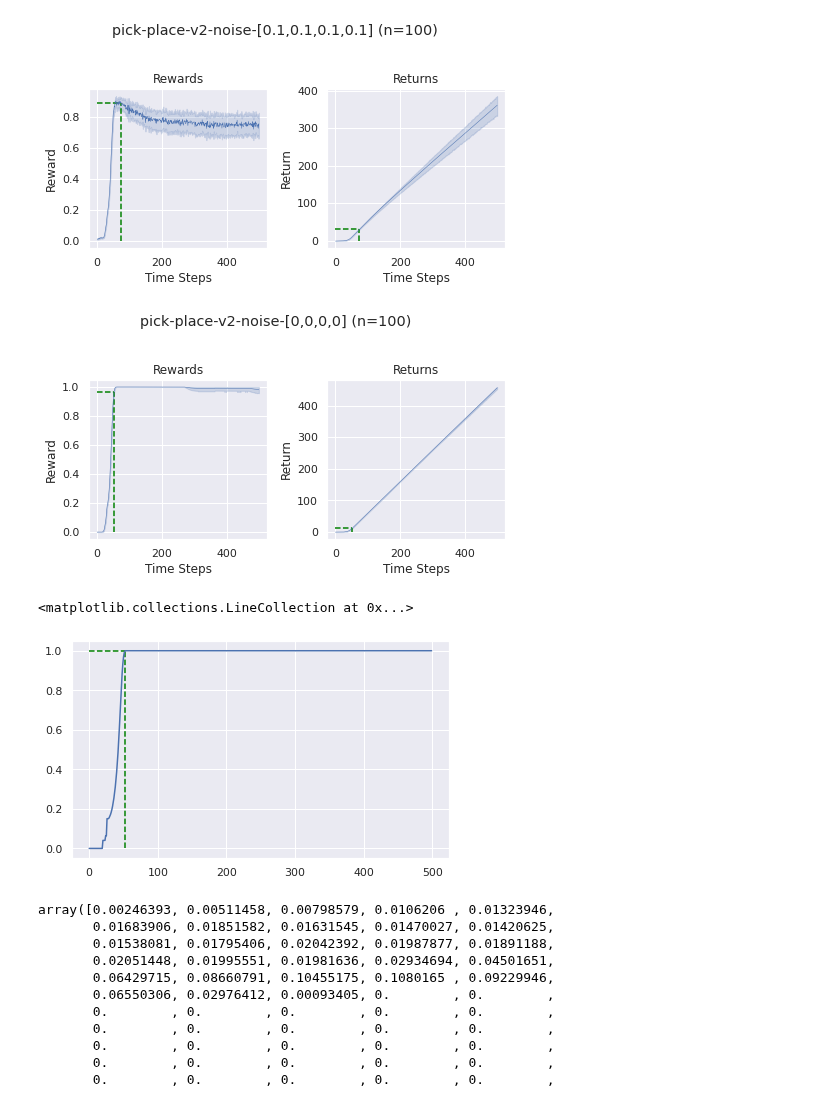
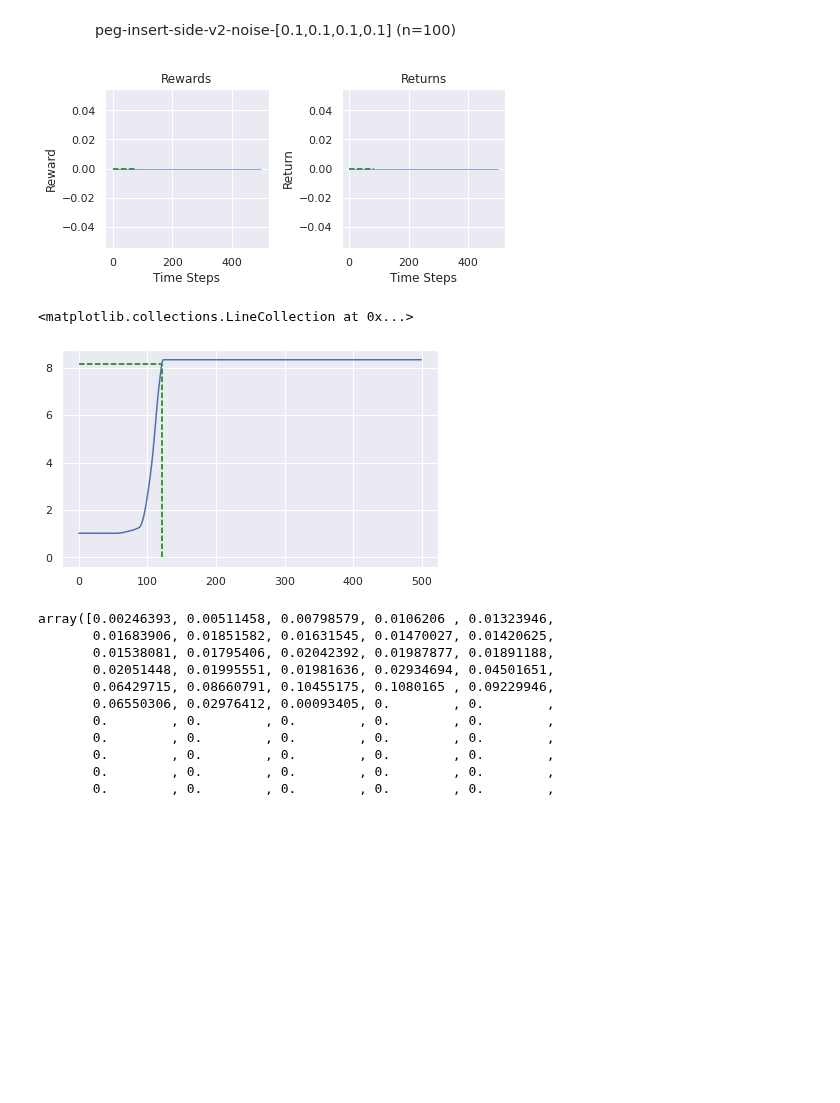
Before and after one commit to Farama-Foundation/Metaworld, a Jupyter notebook: scripts/plot_rewards_returns.ipynb, the cells around one changed output. Drawn from its saved outputs; the diff is of its cells as text; code cells hidden in the pictures; blank space fills up the shorter version.

```diff
--- a/scripts/plot_rewards_returns.ipynb
+++ b/scripts/plot_rewards_returns.ipynb
@@ -91,43 +91,42 @@ config = [
 #     ['lever-pull-v2', np.array([1., 1., 1., 0.])],
 
 #     ['button-press-topdown-v1', np.full(4, .1)],
-    ['pick-place-v2', np.full(4, .1)],
-    ['pick-place-v2', np.full(4, 0)],
+#     ['pick-place-v2', np.full(4, .1)],
+#     ['pick-place-v2', np.full(4, 0)],
 #     ['reach-v2', np.full(4, .1)],
 #     ['window-open-v2', np.full(4, .1)],
 #     ['sweep-v1', np.full(4, .1)],
 #     ['sweep-into-v1', np.full(4, .1)],
 #     ['shelf-place-v2', np.full(4, .1)],
 #     ['push-v2', np.full(4, .1)],
-#     ['peg-insert-side-v2', np.full(4, .1)],
+    ['peg-insert-side-v2', np.full(4, .1)],
 #     ['lever-pull-v2', np.full(4, .1)],
 
 #     ['button-press-topdown-v1', np.zeros(4)],
 #     ['pick-place-v2', np.zeros(4)],
 #     ['reach-v2', np.zeros(4)],
 #     ['window-open-v2', np.zeros(4)],
 #     ['sweep-v1', np.zeros(4)],
 #     ['sweep-into-v1', np.zeros(4)],
 #     ['shelf-place-v2', np.zeros(4)],
 #     ['push-v2', np.zeros(4)],
 #     ['peg-insert-side-v2', np.zeros(4)],
 #     ['lever-pull-v2', np.zeros(4)],
 ]
 
 for env, noise in config:
     tag = env + '-noise-' + np.array2string(noise, precision=2, separator=',', suppress_small=True)
 
     policy = functools.reduce(lambda a,b : a if a[0] == env else b, test_cases_latest_nonoise)[1]
     env = ALL_ENVS[env]()
     env._partially_observable = False
     env._freeze_rand_vec = False
     env._set_task_called = True
 
     sampled_rewards, sampled_returns, sampled_first_successes = sample_trajectories_from(env, policy, noise)
     plot(sampled_rewards, sampled_returns, sampled_first_successes, tag)
 # %% [output]
-[figure, old version]
+[figure, new version]
-[figure, removed]
 # %%
 i = 20
 first_success = sampled_first_successes[i]
@@ -139,7 +138,7 @@ ax.vlines(first_success, ymin=0, ymax=first_success_reward, linestyle='--', colo
 ax.hlines(first_success_reward, xmin=0, xmax=first_success, linestyle='--', color='green')
 # %% [output]
 <matplotlib.collections.LineCollection at 0x...>
-[figure, old version]
+[figure, new version]
 # %%
 np.diff(sampled_rewards[i])
 # %% [output]
```
Also changed, not shown: 4 other files.
